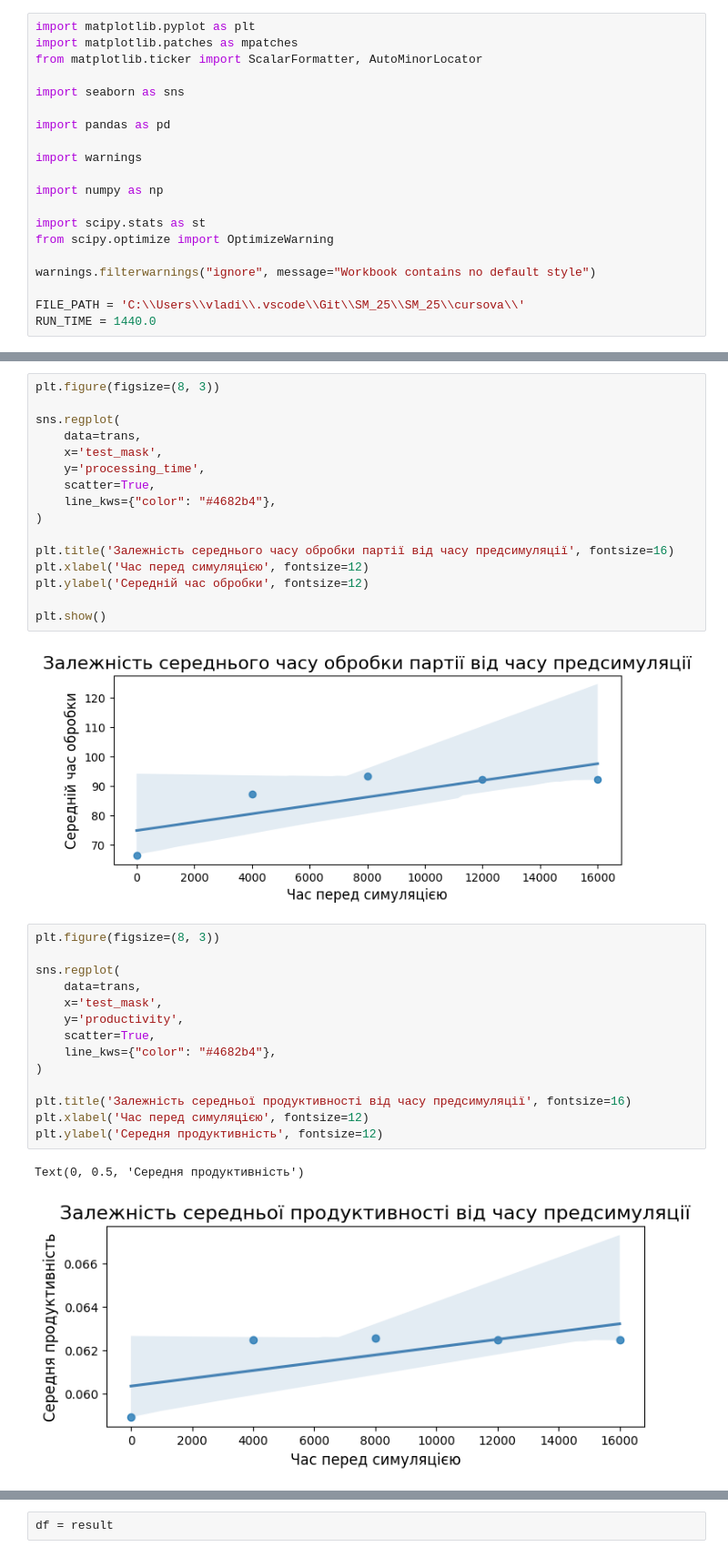
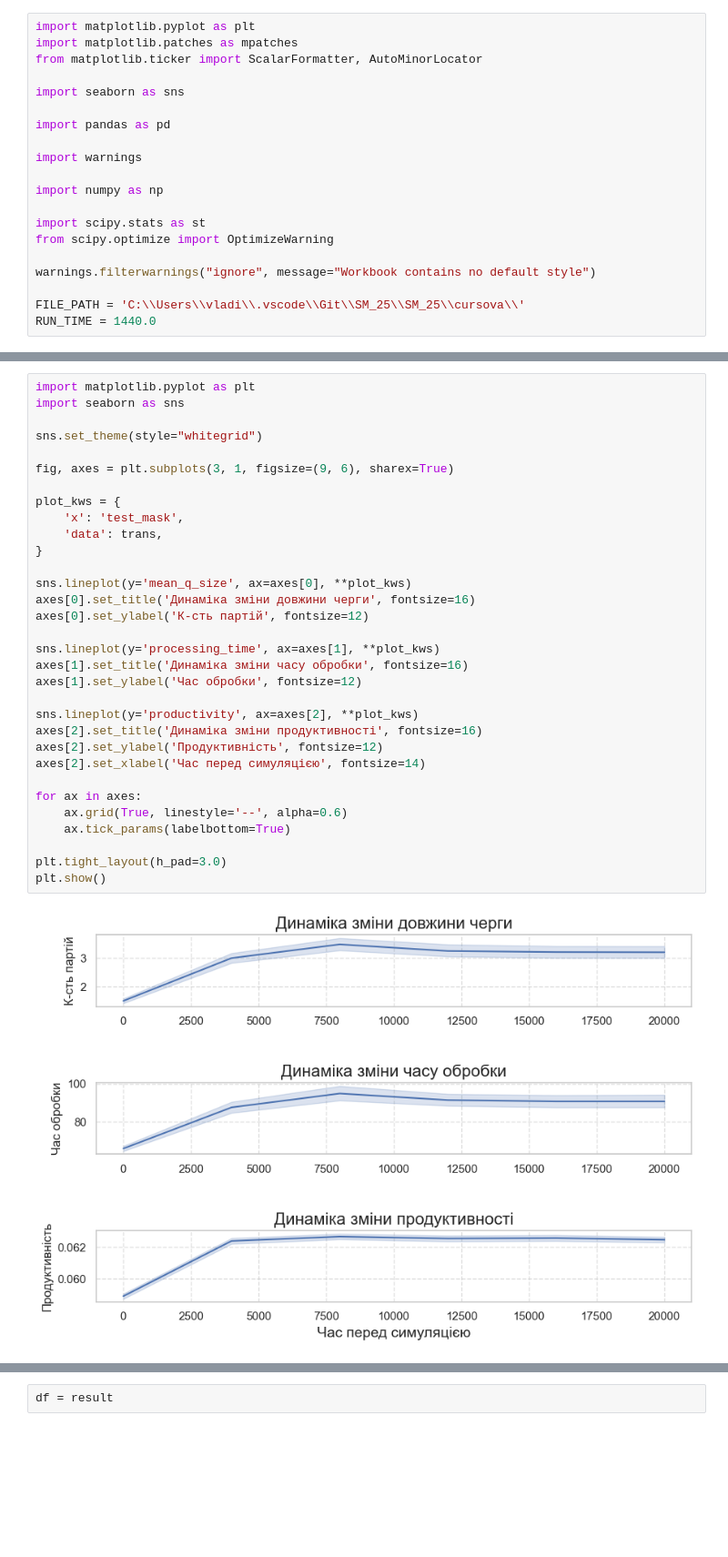
Before and after one commit to IP-14Nezdolii/SM_25, a Jupyter notebook: cursova/results.ipynb, the cells around one changed output, grey strips where cells are left out. Shown at 91% size. Cells and saved outputs as stored; diff of their text form; blank space fills up the shorter version.

```diff
--- a/cursova/results.ipynb
+++ b/cursova/results.ipynb
@@ -78,38 +67,37 @@ plt.show()
-# %%
-plt.figure(figsize=(8, 3))
-
-sns.regplot(
-    data=trans,
-    x='test_mask',
-    y='processing_time',
-    scatter=True,
-    line_kws={"color": "#4682b4"},
-)
-
-plt.title('Залежність середнього часу обробки партії від часу предсимуляції', fontsize=16)
-plt.xlabel('Час перед симуляцією', fontsize=12)
-plt.ylabel('Середній час обробки', fontsize=12)
-
-plt.show()
-# %% [output]
-[figure, removed]
-# %%
-plt.figure(figsize=(8, 3))
-
-sns.regplot(
-    data=trans,
-    x='test_mask',
-    y='productivity',
-    scatter=True,
-    line_kws={"color": "#4682b4"},
-)
-
-plt.title('Залежність середньої продуктивності від часу предсимуляції', fontsize=16)
-plt.xlabel('Час перед симуляцією', fontsize=12)
-plt.ylabel('Середня продуктивність', fontsize=12)
-# %% [output]
-Text(0, 0.5, 'Середня продуктивність')
-[figure, removed]
+# %%
+import matplotlib.pyplot as plt
+import seaborn as sns
+
+sns.set_theme(style="whitegrid")
+
+fig, axes = plt.subplots(3, 1, figsize=(9, 6), sharex=True)
+
+plot_kws = {
+    'x': 'test_mask',
+    'data': trans,
+}
+
+sns.lineplot(y='mean_q_size', ax=axes[0], **plot_kws)
+axes[0].set_title('Динаміка зміни довжини черги', fontsize=16)
+axes[0].set_ylabel('К-сть партій', fontsize=12)
+
+sns.lineplot(y='processing_time', ax=axes[1], **plot_kws)
+axes[1].set_title('Динаміка зміни часу обробки', fontsize=16)
+axes[1].set_ylabel('Час обробки', fontsize=12)
+
+sns.lineplot(y='productivity', ax=axes[2], **plot_kws)
+axes[2].set_title('Динаміка зміни продуктивності', fontsize=16)
+axes[2].set_ylabel('Продуктивність', fontsize=12)
+axes[2].set_xlabel('Час перед симуляцією', fontsize=14)
+
+for ax in axes:
+    ax.grid(True, linestyle='--', alpha=0.6)
+    ax.tick_params(labelbottom=True)
+
+plt.tight_layout(h_pad=3.0)
+plt.show()
+# %% [output]
+[figure, added]
 # %%
 def get_result():
     filename = 'result'
```
Also changed, not shown: parts of 5 cells of this notebook, 2 other files.
